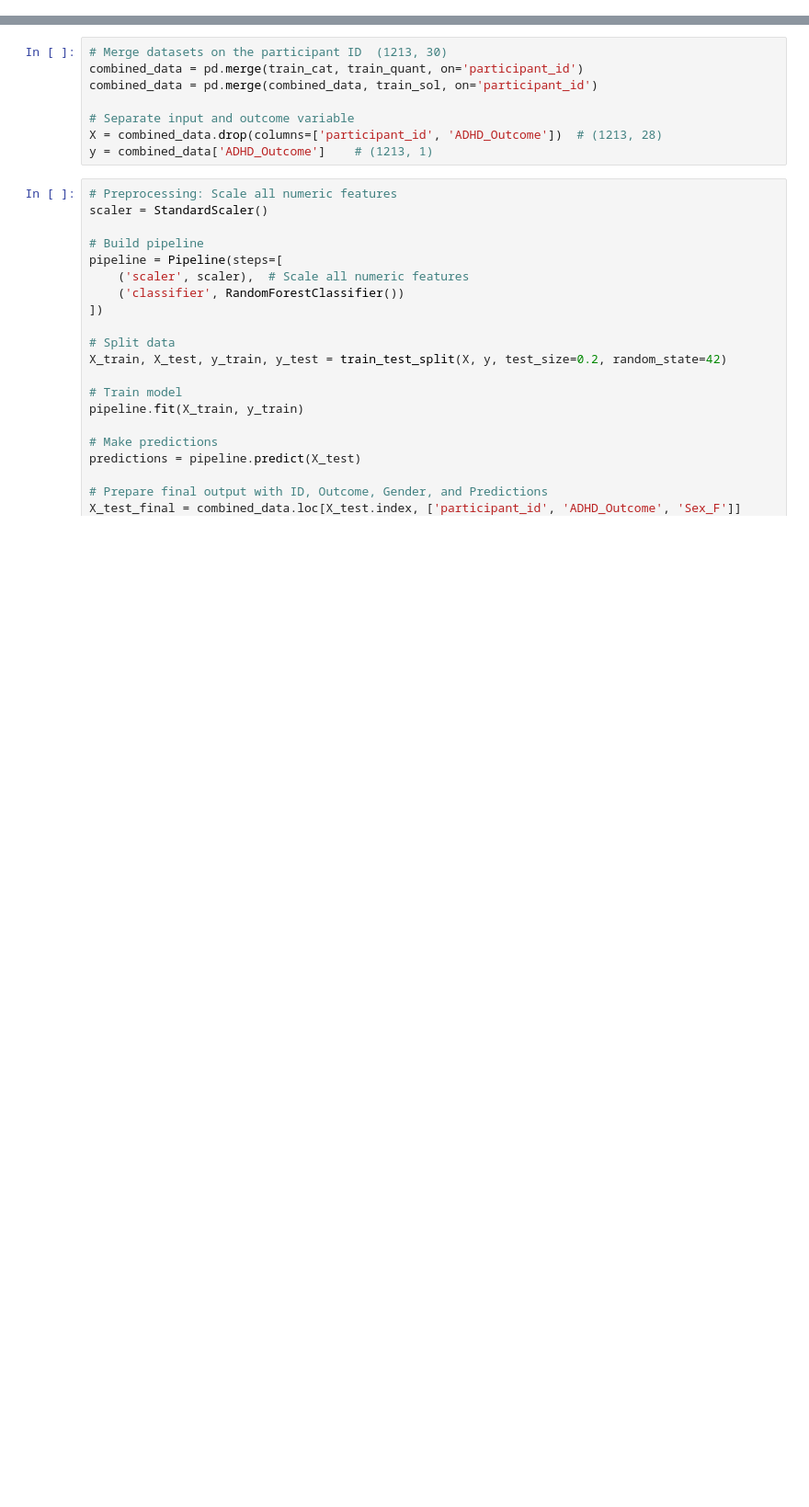
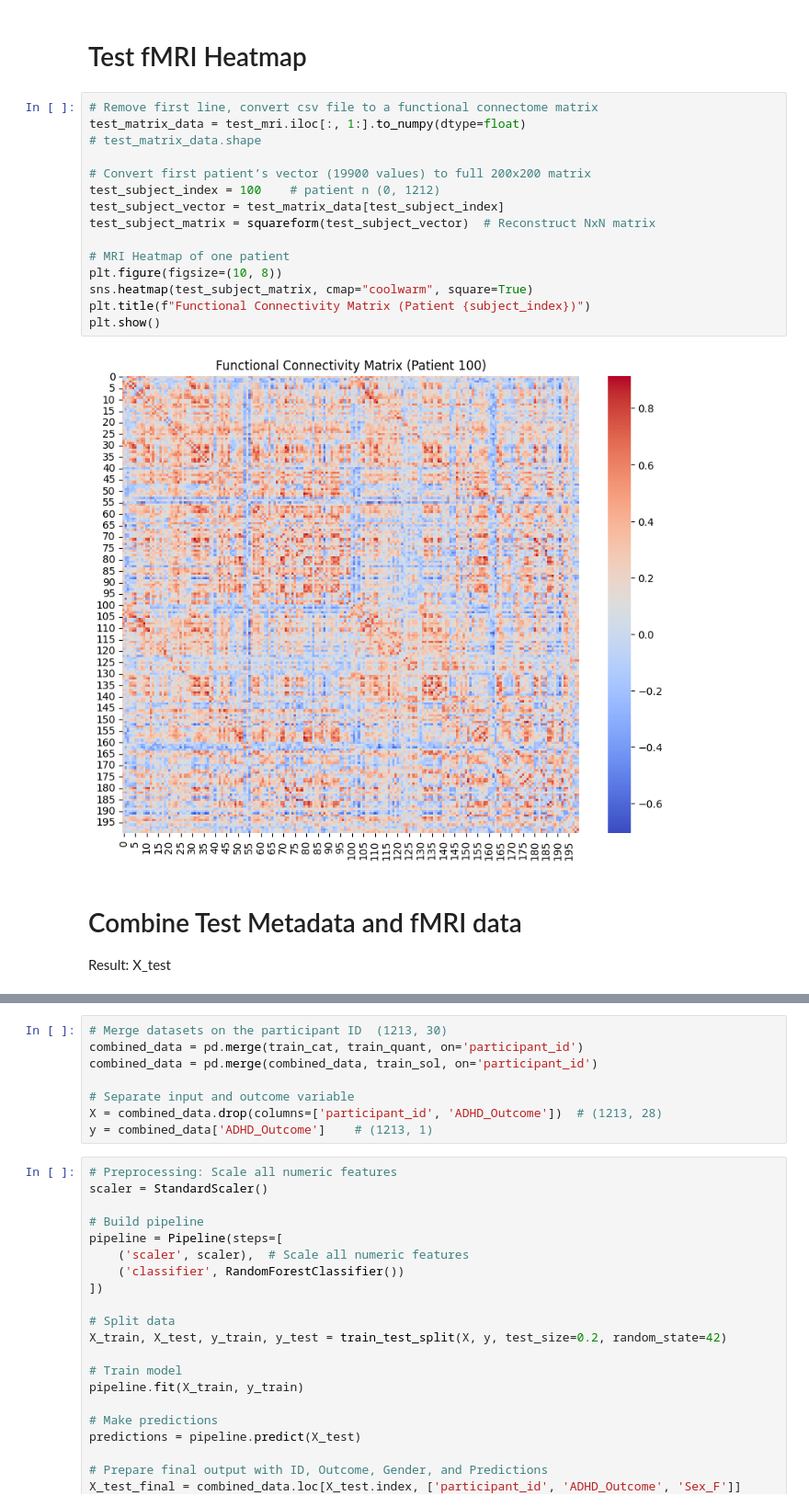
Before and after one commit to jchen0000/widsdatathon2025, a Jupyter notebook: python/Jiaqi.ipynb, the cells around one changed output, grey strips where cells are left out. Shown at 92% size. Drawn from its saved outputs; the diff is of its cells as text; blank space fills up the shorter version.

```diff
--- a/python/Jiaqi.ipynb
+++ b/python/Jiaqi.ipynb
@@ -70,0 +125,23 @@ plt.show()
+# %% [markdown]
+# Test fMRI Heatmap
+# %%
+# Remove first line, convert csv file to a functional connectome matrix
+test_matrix_data = test_mri.iloc[:, 1:].to_numpy(dtype=float)
+# test_matrix_data.shape
+
+# Convert first patient’s vector (19900 values) to full 200x200 matrix
+test_subject_index = 100    # patient n (0, 1212)
+test_subject_vector = test_matrix_data[test_subject_index]
+test_subject_matrix = squareform(test_subject_vector)  # Reconstruct NxN matrix
+
+# MRI Heatmap of one patient
+plt.figure(figsize=(10, 8))
+sns.heatmap(test_subject_matrix, cmap="coolwarm", square=True)
+plt.title(f"Functional Connectivity Matrix (Patient {subject_index})")
+plt.show()
+# %% [output]
+[figure, added]
+# %% [markdown]
+# Combine Test Metadata and fMRI data
+
+Result: X_test
```
Also changed, not shown: parts of 17 cells of this notebook.
